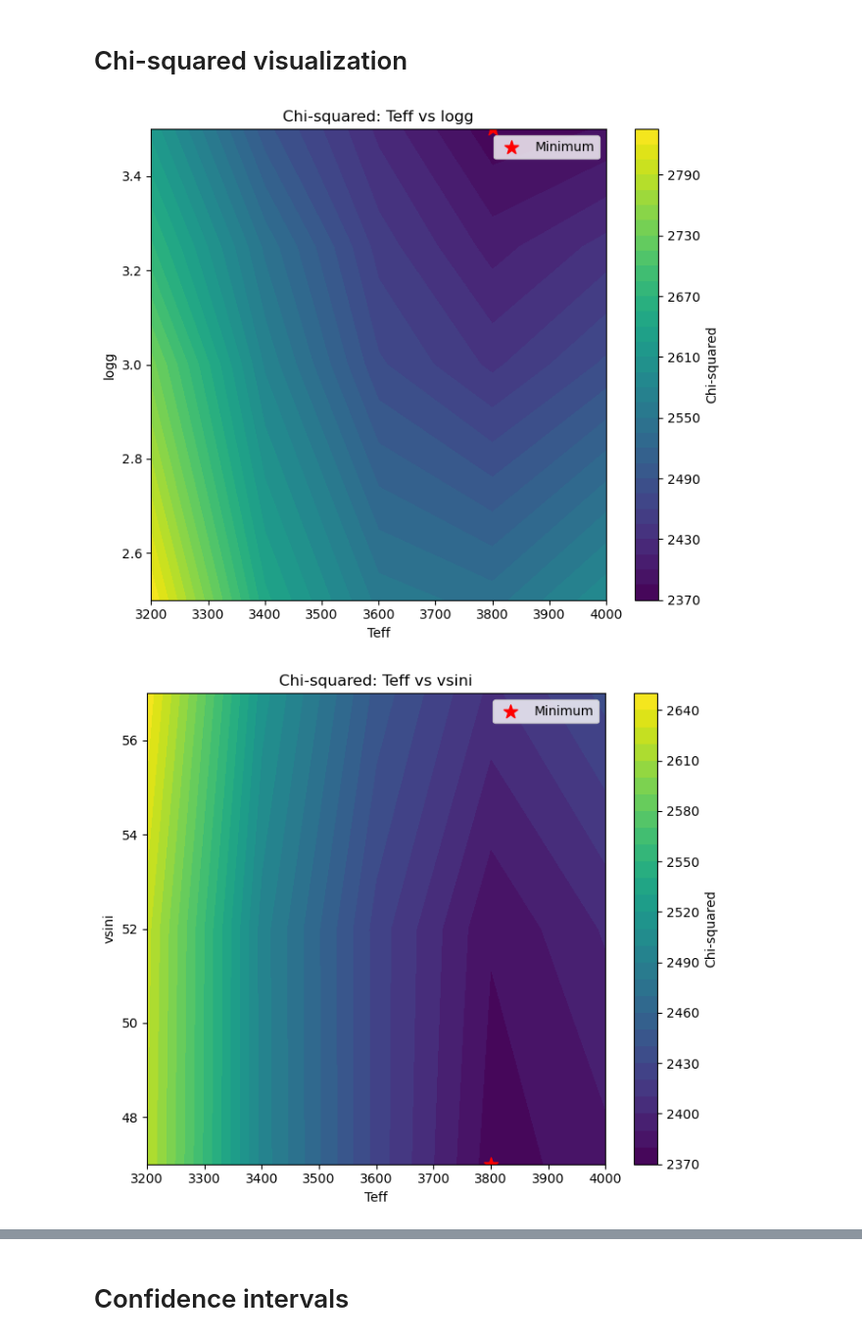
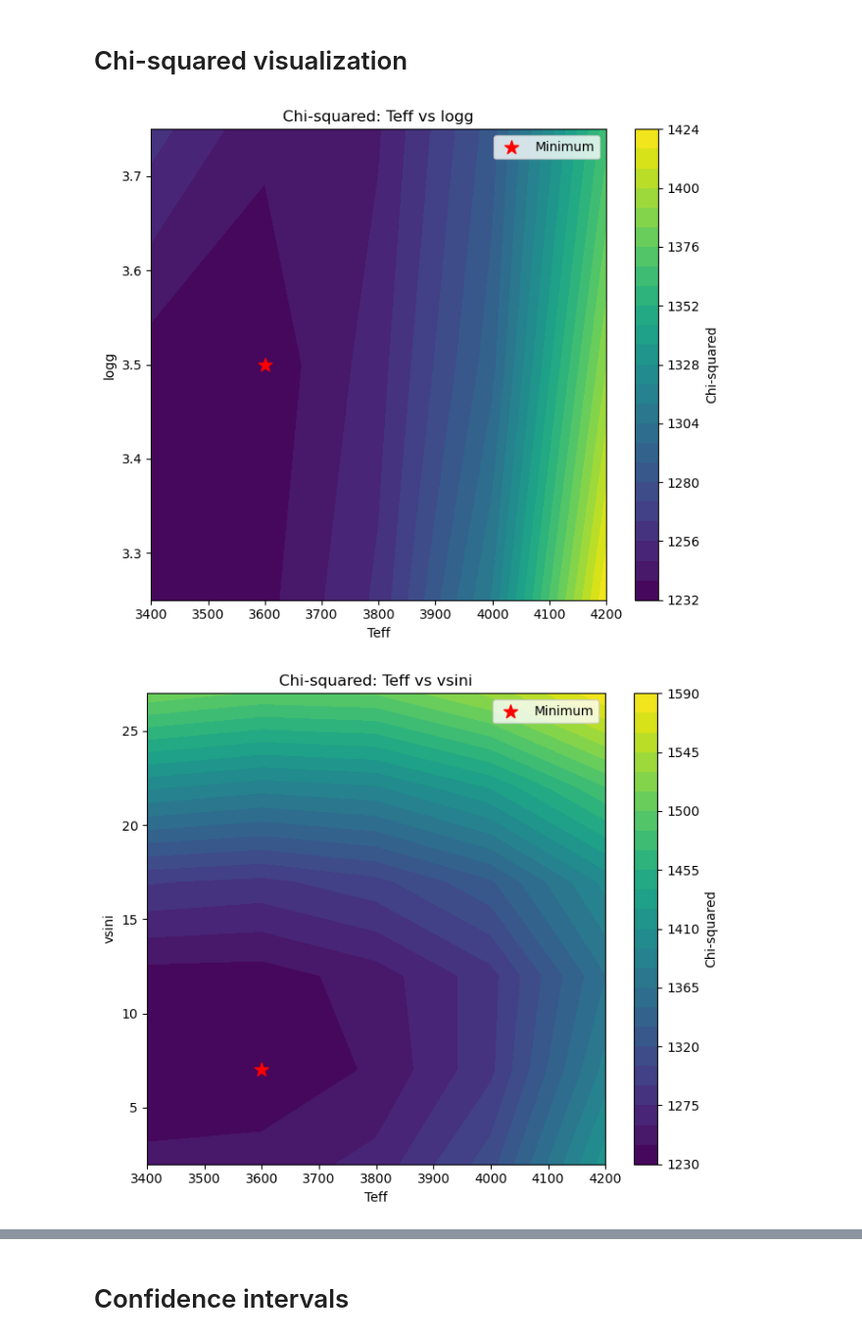
Before and after one commit to christianfloresg/ishell-spectral-fitting, a Jupyter notebook: simple_example.ipynb, the cells around one changed output, grey strips where cells are left out. Shown at 98% size. Saved outputs shown, nothing was run; the diff lists cells and outputs as text; code cells hidden in the pictures.

```diff
--- a/simple_example.ipynb
+++ b/simple_example.ipynb
@@ -14,7 +14,7 @@ from fitting import *
 # %% [markdown]
 ## Import normalized spectrum
 # %%
-fname = "data/science/Spectrum_ODISEA256.nspec"
+fname = "data/science/OW94-154-346.tellcor.comb_all.merged.smoothed6-2.nspec"
 
 # ProplydData is a simple class that stores the data and has some built-in methods
 # to help with data processing
@@ -24,7 +24,8 @@ obj = ProplydData(fname)
 # over sampled by 6 pixels per resolution element. We are bring it down to 2 (Nyquist)
 obj.Nyquist_bin_spectrum(N = 3)
 
-obj.x *= 1  #e4  # convert x-axis to angstroms
+# obj.x *= 1  #e4  # convert x-axis to angstroms
+obj.x *= 1e4  # convert x-axis to angstroms
 
 plt.figure()
 plt.plot(obj.x, obj.y)
@@ -84,16 +85,16 @@ obj.rescale_yerr(2.67)
 This cell computes the chi-squared value for every model across the grid. NOTE: The grid search scales as n^5 so it will take a long time if the grid is large!
 # %%
 # Define the range of values for the grid. The sampling is coarse in this example.
-Teff_vals = np.arange(3200, 4001, 200)
-logg_vals = np.array([2.5,3.0,3.25,3.5])#np.arange(2.5, 3.50, 0.25)
-rK_vals = np.arange(1.0, 4.0, 0.2)
-vsini_vals = np.arange(47, 60, 5)
+Teff_vals = np.arange(3400, 4201, 200)
+logg_vals = np.array([3.25,3.5,3.75])#np.arange(2.5, 3.50, 0.25)
+rK_vals = np.arange(1.0, 3.0, 0.2)
+vsini_vals = np.arange(2, 32, 5)
 B_vals = np.arange(0.0, 3.0, 0.5)
 
 # Which wavelength regions should we fit? The regions are defined in the object spectra.MoogStokesModel.region_xlims().
 # For example, setting regions = [0, 1, 2, 4, 5, 6] will skip region 3. This is useful if there are no lines in that
 # region for the data.
-regions = [0, 1, 2, 3, 4, 5, 6] #range(7)
+regions = [1, 2, 3, 4, 5] #range(7)
 
 # Fit the model across the grid - MAY TAKE A WHILE
 chi2_grid = compute_moogstokes_chi2_grid(obj, Teff_vals, logg_vals, rK_vals, vsini_vals, B_vals, regions=regions)
@@ -150,7 +151,8 @@ Reduced chi-square at best fit: 1.040
 # %%
 plot_chi2_slice(chi2_grid, Teff_vals, logg_vals, 'Teff', 'logg')
 plot_chi2_slice(chi2_grid, Teff_vals, vsini_vals, 'Teff', 'vsini')
 plot_chi2_slice(chi2_grid, Teff_vals, B_vals, 'Teff', 'B')
+plot_chi2_slice(chi2_grid, rK_vals, vsini_vals, 'rK', 'vsini')
 # %% [output]
-[figure, old version]
+[figure, new version]
-[figure, old version]
+[figure, new version]
```
Also changed, not shown: parts of 10 cells of this notebook, 1 other file.
